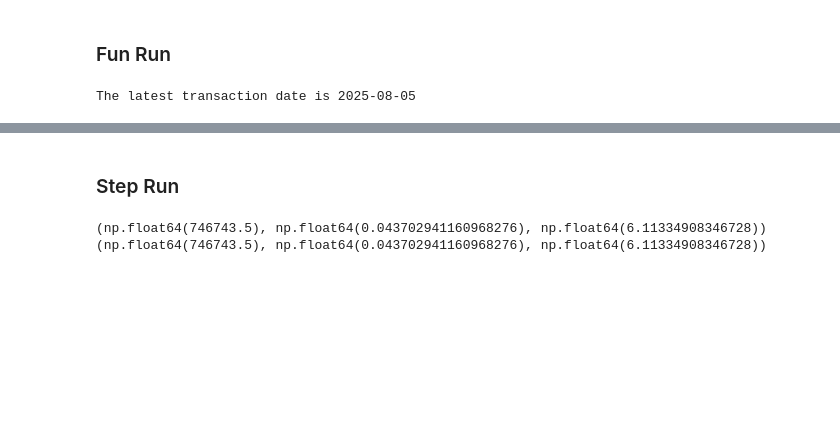
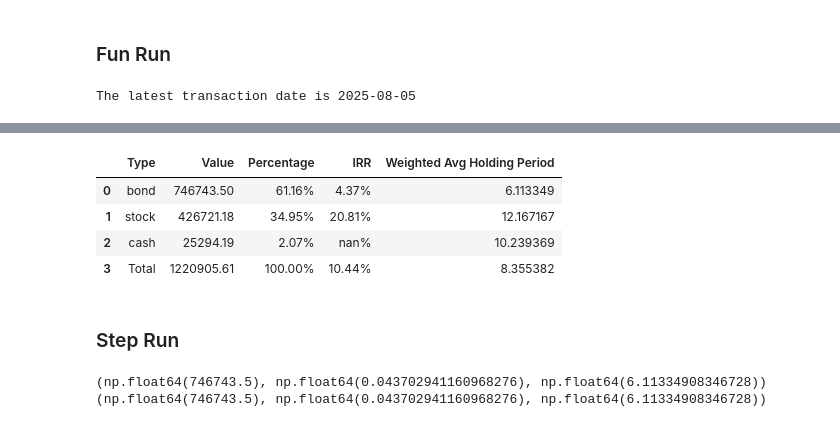
Before and after one commit to yifan-lee/fidelity-portfolio-tracker, a Jupyter notebook: Dev.ipynb, the cells around one changed output, grey strips where cells are left out. Saved outputs shown, nothing was run; the diff lists cells and outputs as text; code cells hidden in the pictures; blank space fills up the shorter version.

```diff
--- a/Dev.ipynb
+++ b/Dev.ipynb
@@ -489,3 +504,12 @@ AttributeError: 'IndividualPortfolio' object has no attribute 'Position'
+# %%
+result = portfolio.get_account_summary()
+display_percentage(result,['Percentage','IRR'])
+# %% [output]
+|  | Type | Value | Percentage | IRR | Weighted Avg Holding Period |
+| 0 | bond | 746743.50 | 61.16% | 4.37% | 6.113349 |
+| 1 | stock | 426721.18 | 34.95% | 20.81% | 12.167167 |
+| 2 | cash | 25294.19 | 2.07% | nan% | 10.239369 |
+| 3 | Total | 1220905.61 | 100.00% | 10.44% | 8.355382 |
 # %% [markdown]
 ### Step Run
 # %%
```
Also changed, not shown: parts of 21 cells of this notebook.
